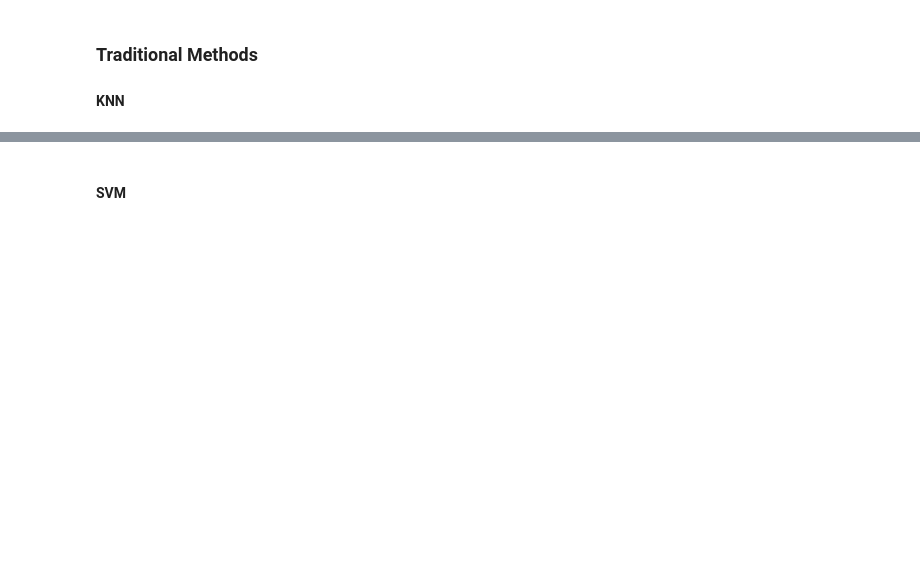
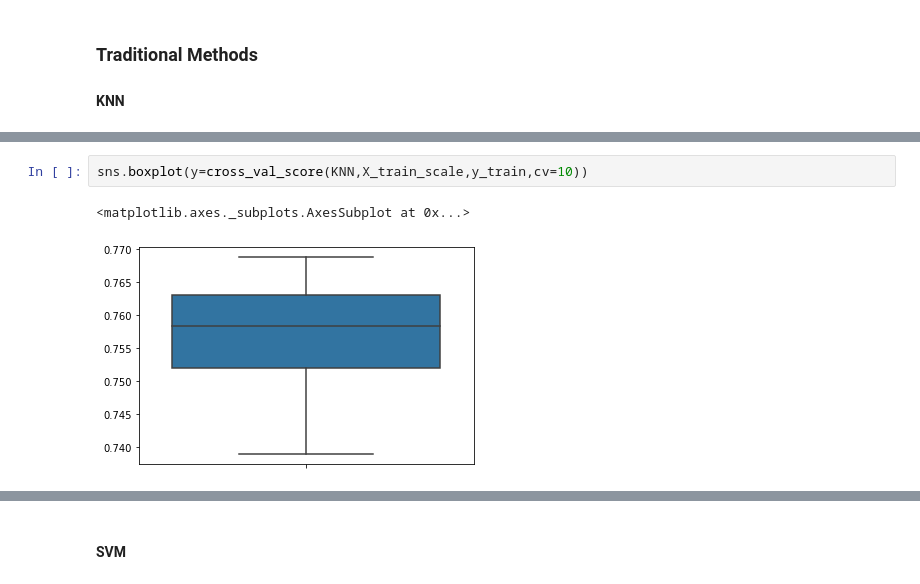
Before and after one commit to RhianTaylor6/PhDMachineLearning, a Jupyter notebook: Untitled.ipynb, the cells around one changed output, grey strips where cells are left out. Saved outputs shown, nothing was run; the diff lists cells and outputs as text; blank space fills up the shorter version.

```diff
--- a/Untitled.ipynb
+++ b/Untitled.ipynb
@@ -68,0 +175,5 @@ array([0.75777778, 0.75444444, 0.76222222, 0.76222222, 0.76777778,
+# %%
+sns.boxplot(y=cross_val_score(KNN,X_train_scale,y_train,cv=10))
+# %% [output]
+<matplotlib.axes._subplots.AxesSubplot at 0x...>
+[figure, added]
```
Also changed, not shown: parts of 98 cells of this notebook, 19 other files.
